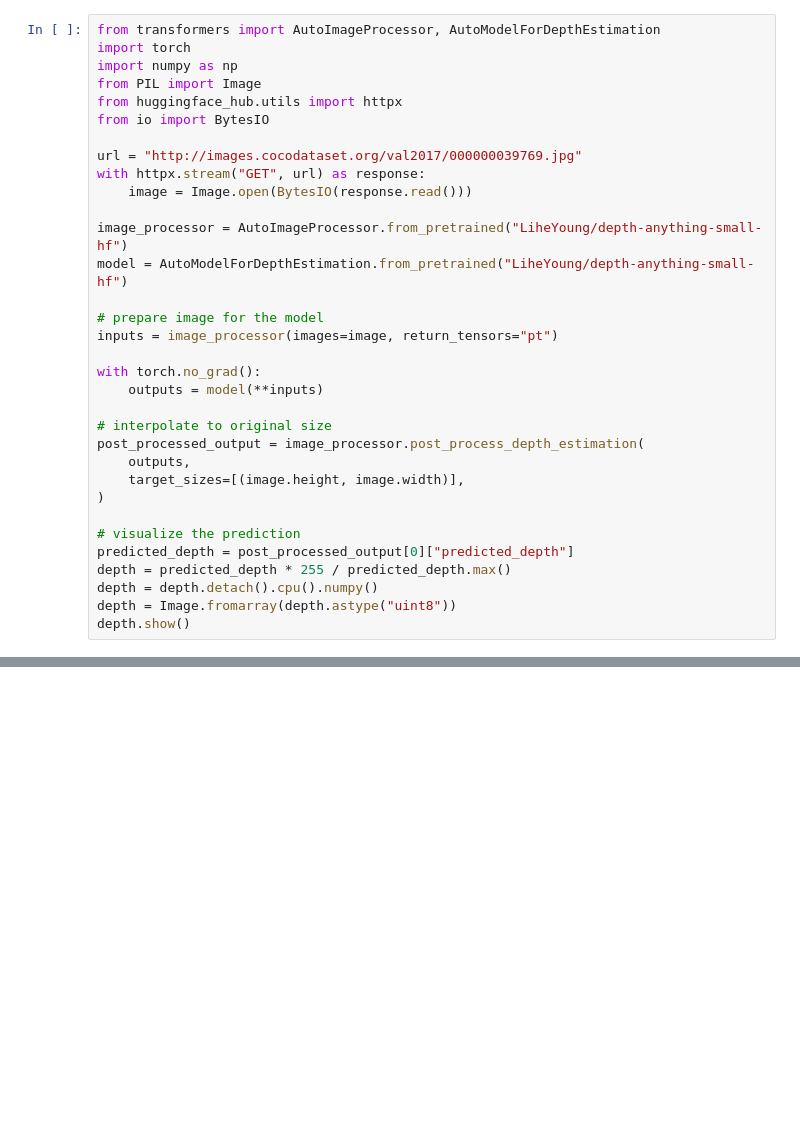
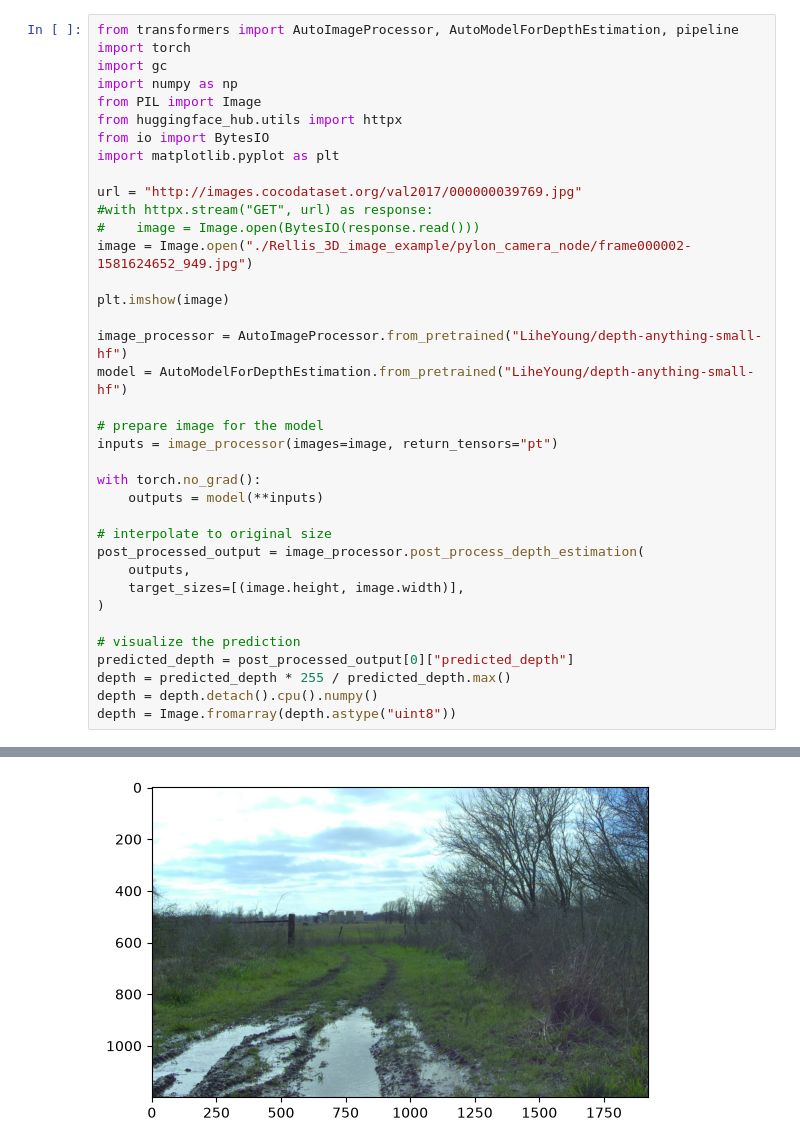
Before and after one commit to oskarwsson/RTTPC, a Jupyter notebook: test_models.ipynb, the cells around one changed output, grey strips where cells are left out. Saved outputs shown, nothing was run; the diff lists cells and outputs as text; blank space fills up the shorter version.

Commit message:
add: tested models individually

```diff
--- a/test_models.ipynb
+++ b/test_models.ipynb
@@ -1,14 +1,19 @@
 # %%
-from transformers import AutoImageProcessor, AutoModelForDepthEstimation
+from transformers import AutoImageProcessor, AutoModelForDepthEstimation, pipeline
 import torch
+import gc
 import numpy as np
 from PIL import Image
 from huggingface_hub.utils import httpx
 from io import BytesIO
+import matplotlib.pyplot as plt
 
 url = "http://images.cocodataset.org/val2017/000000039769.jpg"
-with httpx.stream("GET", url) as response:
-    image = Image.open(BytesIO(response.read()))
+#with httpx.stream("GET", url) as response:
+#    image = Image.open(BytesIO(response.read()))
+image = Image.open("./Rellis_3D_image_example/pylon_camera_node/frame000002-1581624652_949.jpg")
+
+plt.imshow(image)
 
 image_processor = AutoImageProcessor.from_pretrained("LiheYoung/depth-anything-small-hf")
 model = AutoModelForDepthEstimation.from_pretrained("LiheYoung/depth-anything-small-hf")
@@ -30,5 +35,4 @@ predicted_depth = post_processed_output[0]["predicted_depth"]
 depth = predicted_depth * 255 / predicted_depth.max()
 depth = depth.detach().cpu().numpy()
 depth = Image.fromarray(depth.astype("uint8"))
-depth.show()
 # %% [output]
@@ -35,0 +40 @@ depth.show()
+[figure, added]
```
Also changed, not shown: parts of 4 cells of this notebook, 3 other files.
